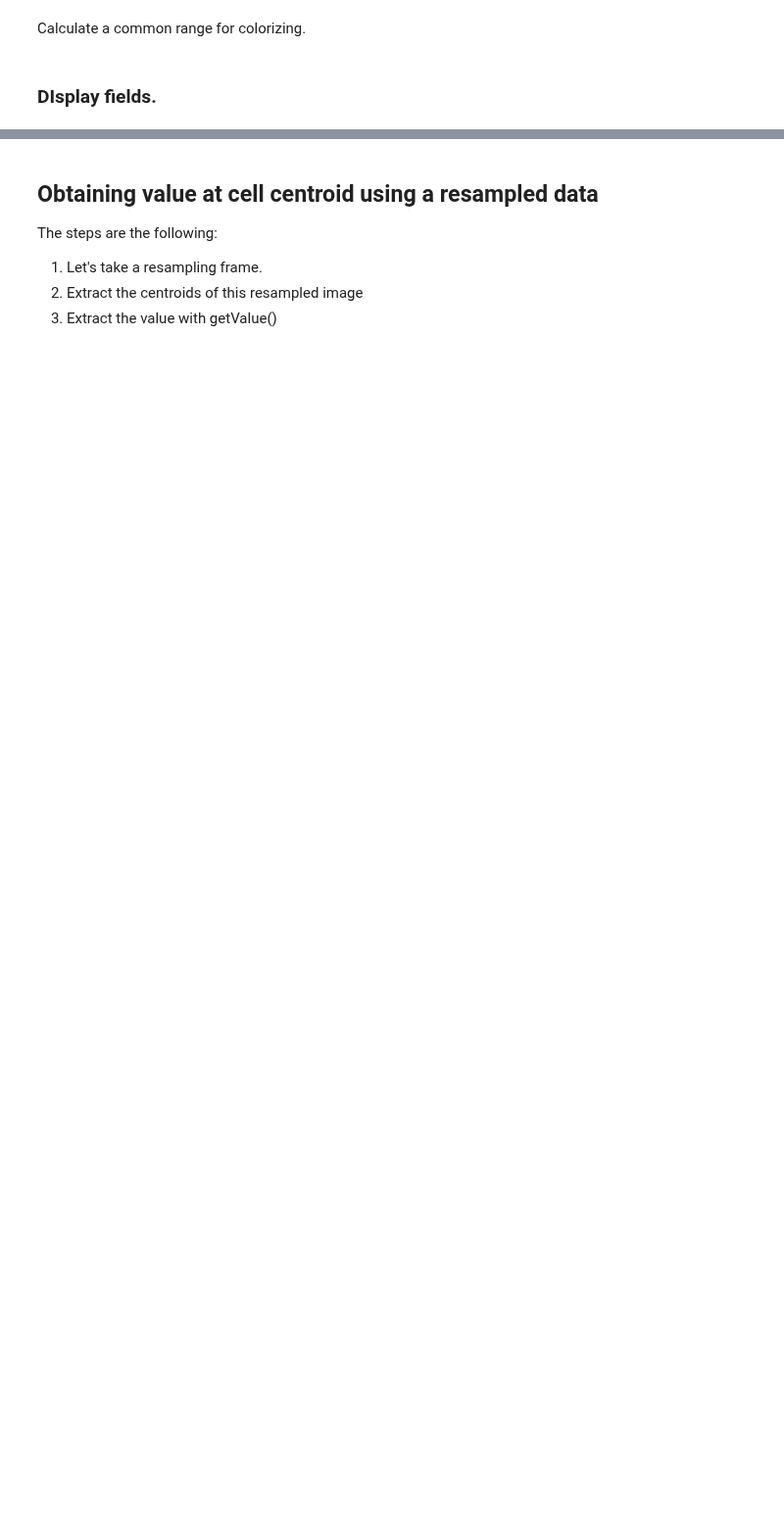
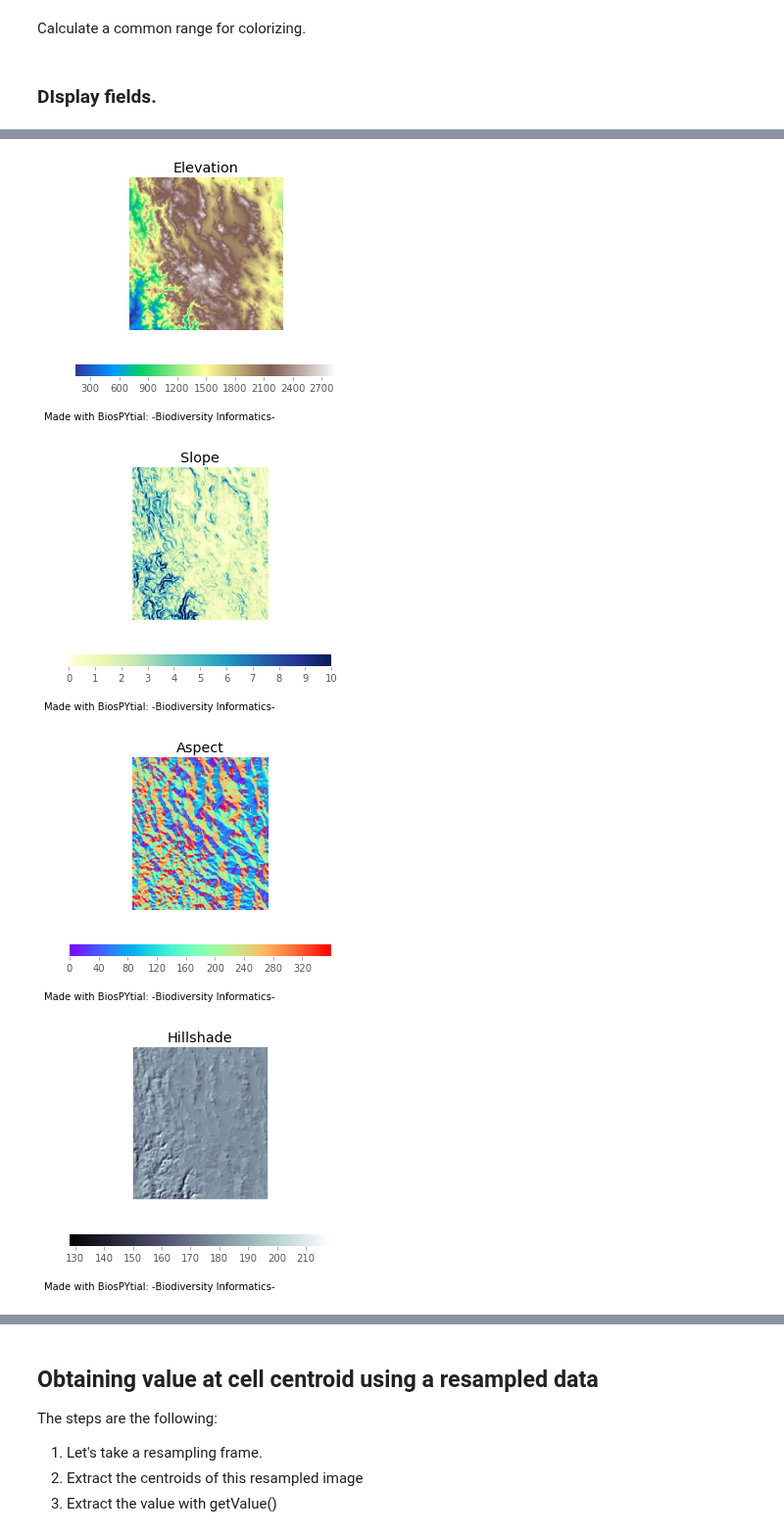
Before and after one commit to molgor/biospytial, a Jupyter notebook: ipython-notebooks/Basic Raster Tools in Biospytial.ipynb, the cells around one changed output, grey strips where cells are left out. Shown at 98% size. Drawn from its saved outputs; the diff is of its cells as text; code cells hidden in the pictures; blank space fills up the shorter version.

```diff
--- a/ipython-notebooks/Basic Raster Tools in Biospytial.ipynb
+++ b/ipython-notebooks/Basic Raster Tools in Biospytial.ipynb
@@ -72,0 +103,5 @@ people.display_field(stats_dict,band=1,cmap=plt.cm.rainbow,title='Population')
+# %%
+srid = 900913
+slope = elevation.processDEM(option=2,to_srid=srid)
+aspect = elevation.processDEM(option=3,to_srid=srid)
+hillshade = elevation.processDEM(option=4,to_srid=srid)
@@ -72,0 +118,10 @@ people.display_field(stats_dict,band=1,cmap=plt.cm.rainbow,title='Population')
+# %%
+elevation.exportToJPG('elevation_example',title='Elevation',cmap=plt.cm.terrain)
+slope.exportToJPG('slope_example',title='Slope',cmap=plt.cm.YlGnBu,vmin=0,vmax=10)
+aspect.exportToJPG('aspect_example',title="Aspect",cmap=plt.cm.rainbow)
+hillshade.exportToJPG('hillshade_example',title='Hillshade',cmap=plt.cm.bone)
+# %% [output]
+[figure, added]
+[figure, added]
+[figure, added]
+[figure, added]
```
Also changed, not shown: parts of 28 cells of this notebook, 12 other files.
